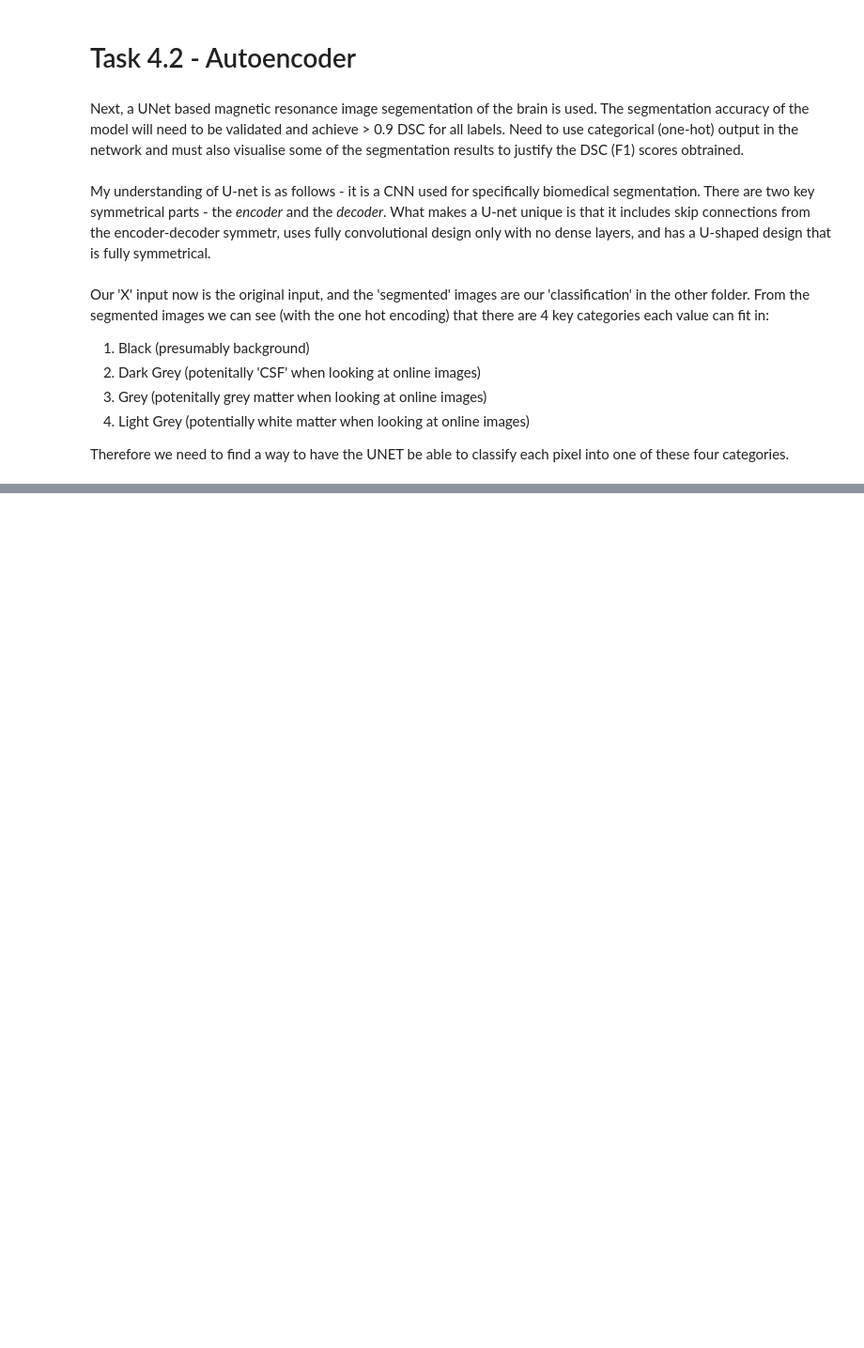
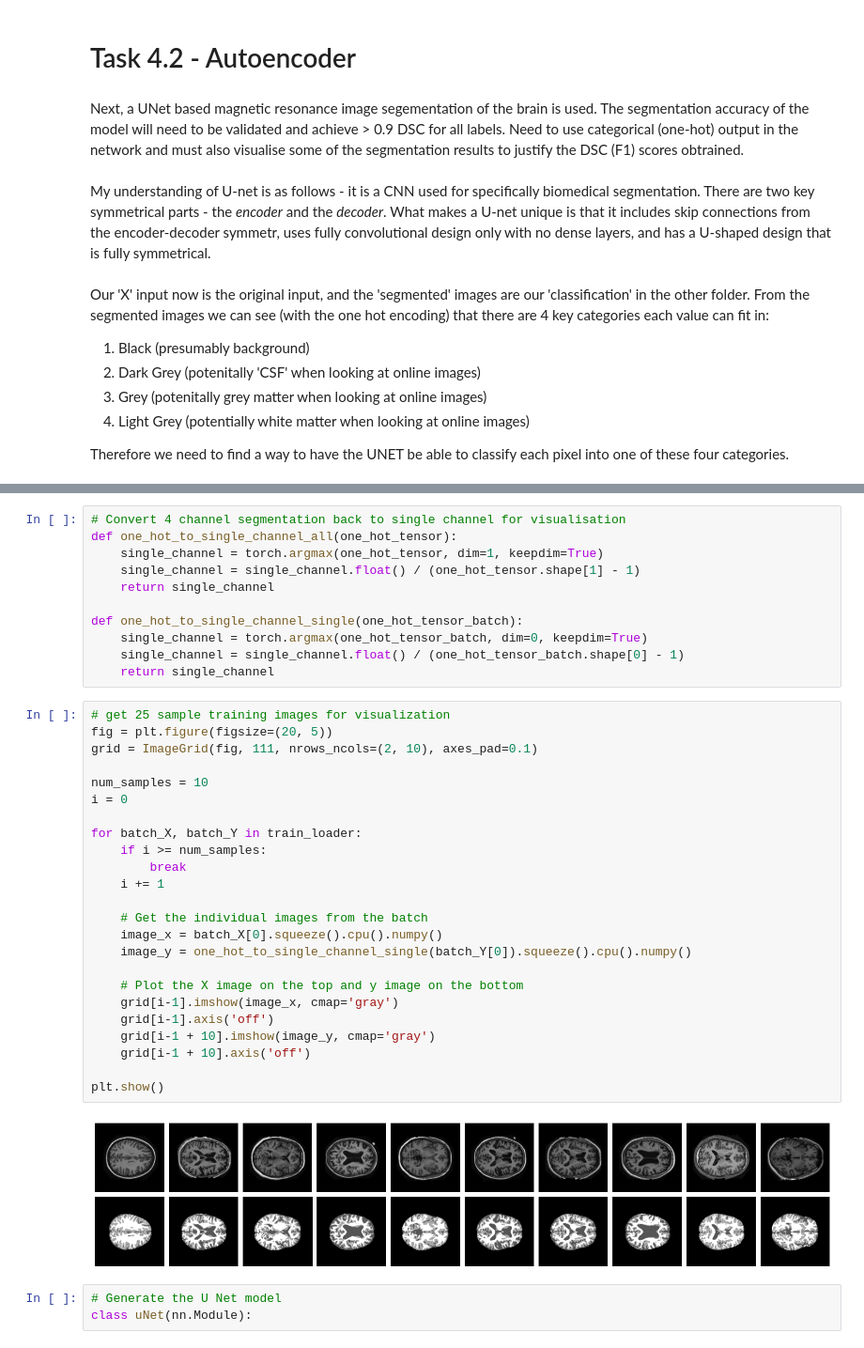
Before and after one commit to cpd04/COMP3710_2025, a Jupyter notebook: lab_2/lab_2_q4_Unet.ipynb, the cells around one changed output, grey strips where cells are left out. Shown at 94% size. Drawn from its saved outputs; the diff is of its cells as text; blank space fills up the shorter version.

Commit message:
Initial visualisation and dataset construction complete for the uNet. uNet development still necesarry.

```diff
--- a/lab_2/lab_2_q4_Unet.ipynb
+++ b/lab_2/lab_2_q4_Unet.ipynb
@@ -28,0 +127,40 @@ from torch.optim import Adam
+# %%
+# Convert 4 channel segmentation back to single channel for visualisation
+def one_hot_to_single_channel_all(one_hot_tensor):
+    single_channel = torch.argmax(one_hot_tensor, dim=1, keepdim=True)
+    single_channel = single_channel.float() / (one_hot_tensor.shape[1] - 1)
+    return single_channel
+
+def one_hot_to_single_channel_single(one_hot_tensor_batch):
+    single_channel = torch.argmax(one_hot_tensor_batch, dim=0, keepdim=True)
+    single_channel = single_channel.float() / (one_hot_tensor_batch.shape[0] - 1)
+    return single_channel
+# %%
+# get 25 sample training images for visualization
+fig = plt.figure(figsize=(20, 5))
+grid = ImageGrid(fig, 111, nrows_ncols=(2, 10), axes_pad=0.1)
+
+num_samples = 10
+i = 0
+
+for batch_X, batch_Y in train_loader:
+    if i >= num_samples:
+        break
+    i += 1
+
+    # Get the individual images from the batch
+    image_x = batch_X[0].squeeze().cpu().numpy()
+    image_y = one_hot_to_single_channel_single(batch_Y[0]).squeeze().cpu().numpy()
+
+    # Plot the X image on the top and y image on the bottom
+    grid[i-1].imshow(image_x, cmap='gray')
+    grid[i-1].axis('off')
+    grid[i-1 + 10].imshow(image_y, cmap='gray')
+    grid[i-1 + 10].axis('off')
+
+plt.show()
+# %% [output]
+[figure, added]
+# %%
+# Generate the U Net model
+class uNet(nn.Module):
```
Also changed, not shown: parts of 4 cells of this notebook.
